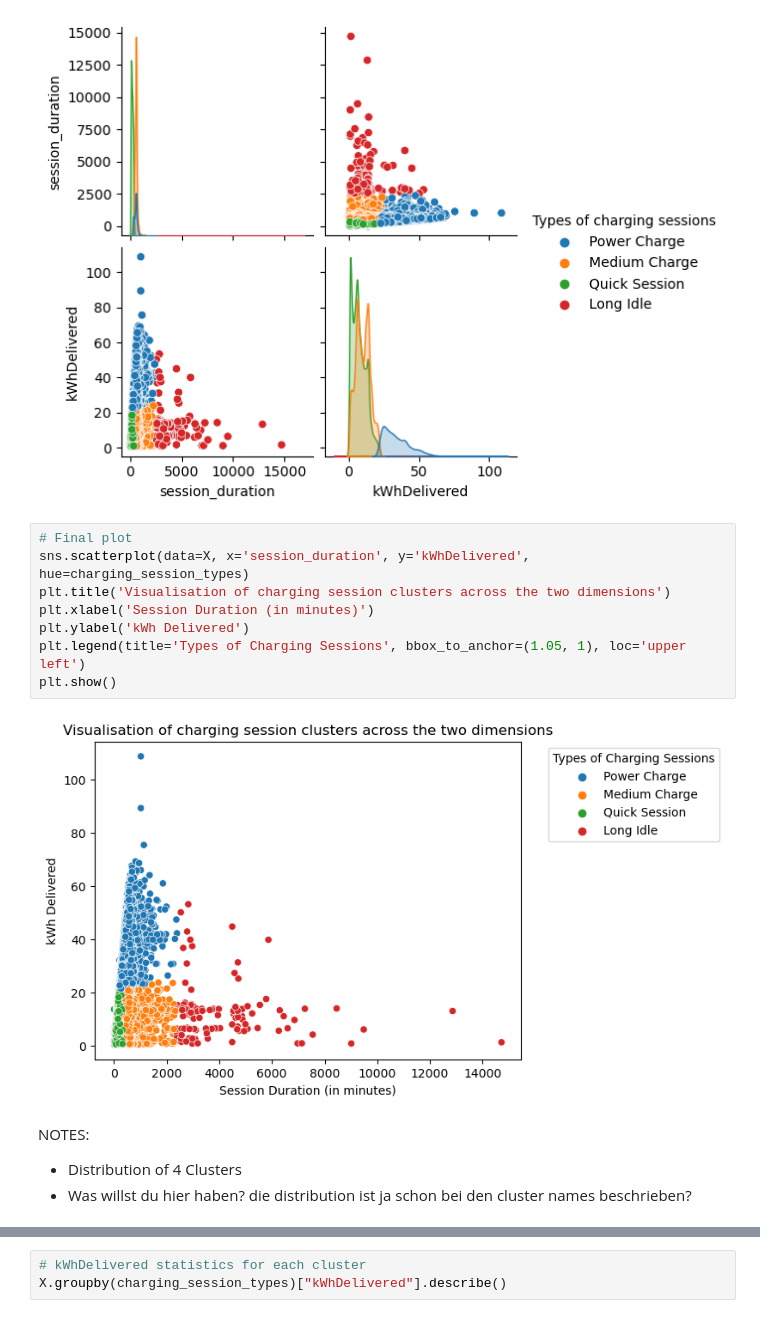
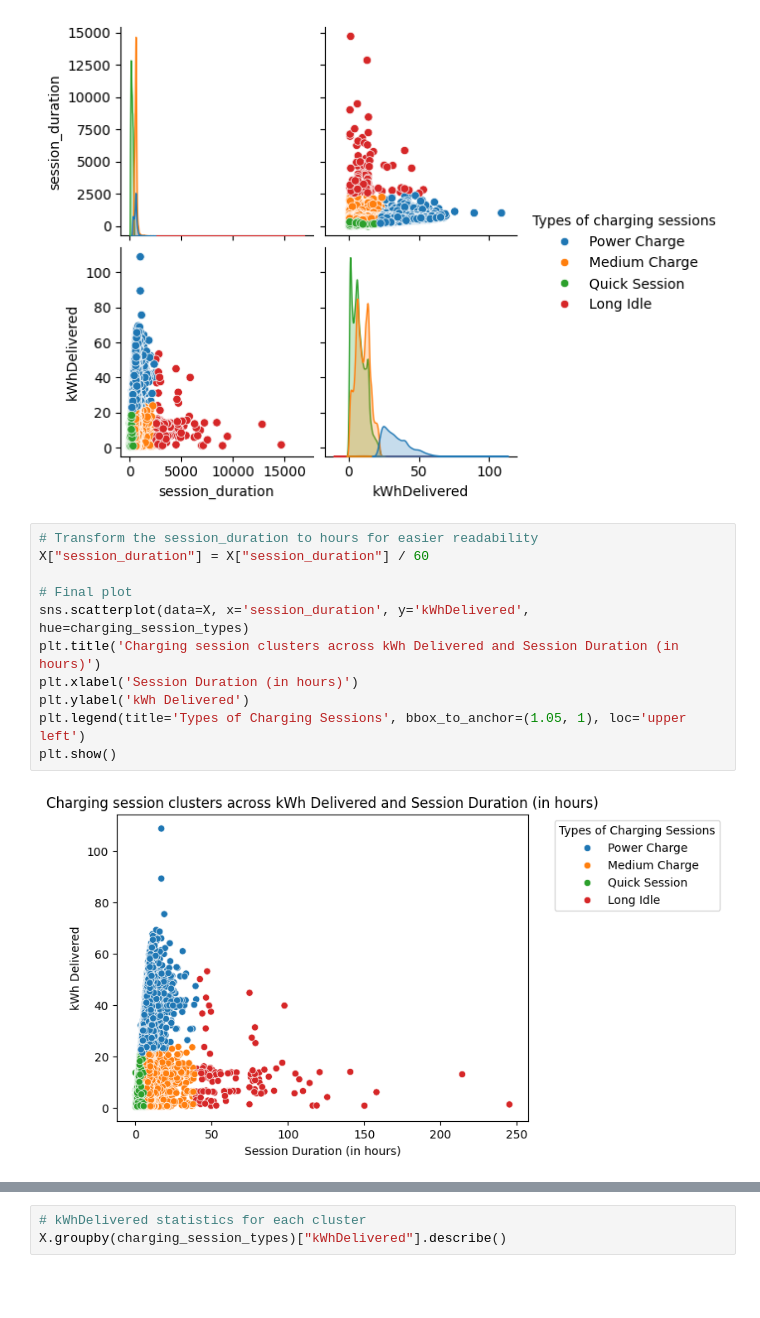
Before and after one commit to Amocon/A-Team_AA-Team-Assignment_2024, a Jupyter notebook: aa_team_assignment/03_clustering_analysis.ipynb, the cells around one changed output, grey strips where cells are left out. Saved outputs shown, nothing was run; the diff lists cells and outputs as text; blank space fills up the shorter version.

```diff
--- a/aa_team_assignment/03_clustering_analysis.ipynb
+++ b/aa_team_assignment/03_clustering_analysis.ipynb
@@ -237,16 +241,15 @@ sns.pairplot(data=X, hue=charging_session_types)
 <seaborn.axisgrid.PairGrid at 0x...>
 [figure]
 # %%
+# Transform the session_duration to hours for easier readability
+X["session_duration"] = X["session_duration"] / 60
+
 # Final plot
 sns.scatterplot(data=X, x='session_duration', y='kWhDelivered', hue=charging_session_types)
-plt.title('Visualisation of charging session clusters across the two dimensions')
-plt.xlabel('Session Duration (in minutes)')
+plt.title('Charging session clusters across kWh Delivered and Session Duration (in hours)')
+plt.xlabel('Session Duration (in hours)')
 plt.ylabel('kWh Delivered')
 plt.legend(title='Types of Charging Sessions', bbox_to_anchor=(1.05, 1), loc='upper left')
 plt.show()
 # %% [output]
-[figure, old version]
+[figure, new version]
-# %% [markdown]
-NOTES:
-- Distribution of 4 Clusters
-- Was willst du hier haben? die distribution ist ja schon bei den cluster names beschrieben?
```
Also changed, not shown: parts of 36 cells of this notebook.
